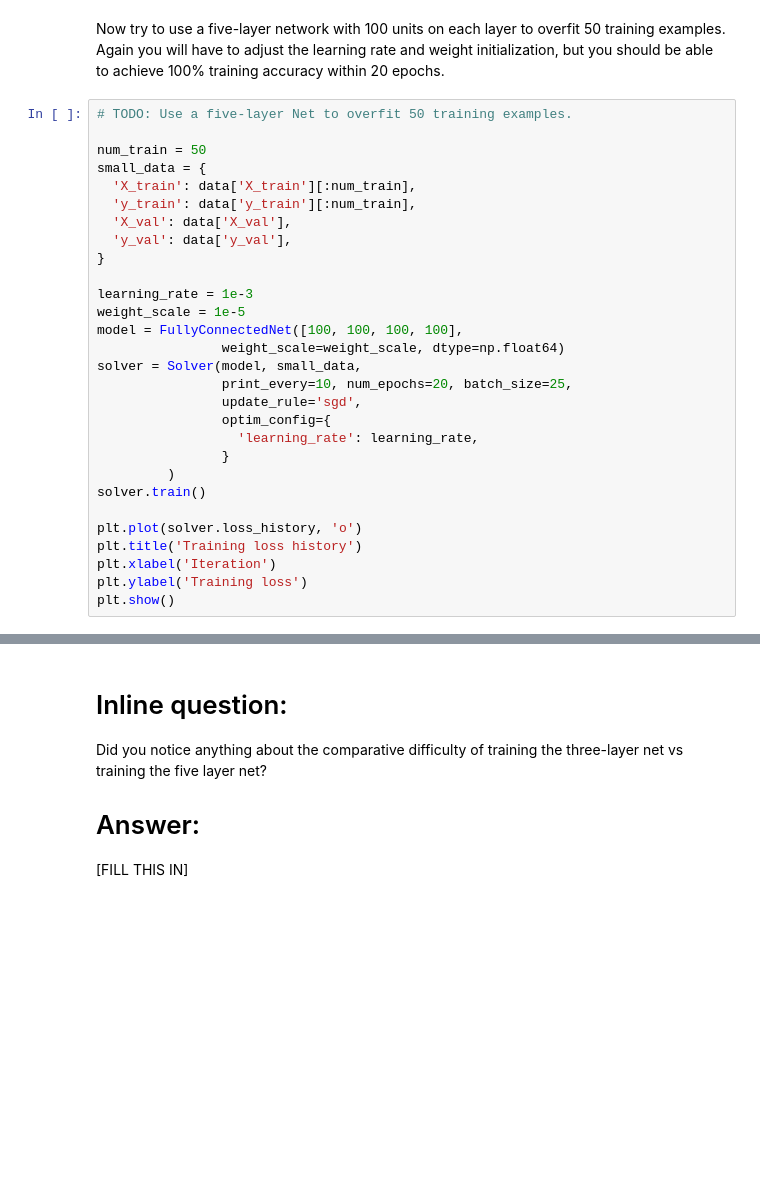
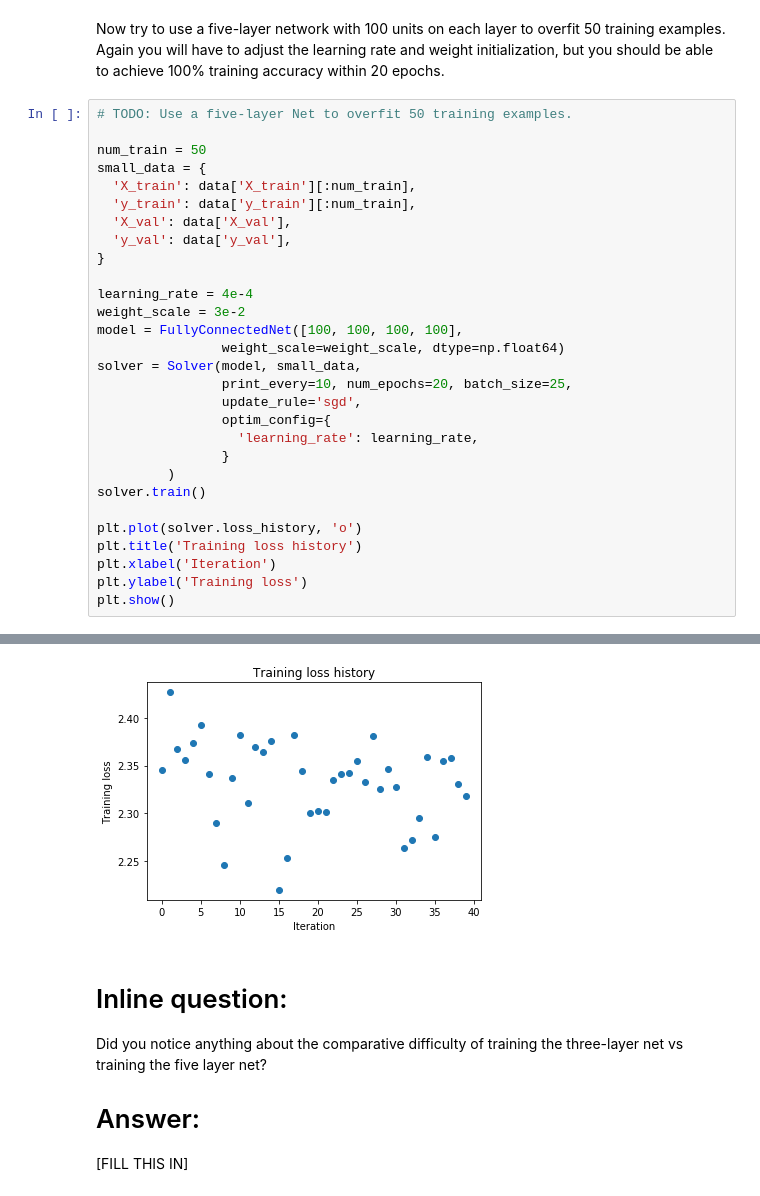
Before and after one commit to Nits2097/cs231n, a Jupyter notebook: assignment2/FullyConnectedNets.ipynb, the cells around one changed output, grey strips where cells are left out. Drawn from its saved outputs; the diff is of its cells as text; blank space fills up the shorter version.

```diff
--- a/assignment2/FullyConnectedNets.ipynb
+++ b/assignment2/FullyConnectedNets.ipynb
@@ -495,8 +484,8 @@ small_data = {
   'y_val': data['y_val'],
 }
 
-learning_rate = 1e-3
-weight_scale = 1e-5
+learning_rate = 4e-4
+weight_scale = 3e-2
 model = FullyConnectedNet([100, 100, 100, 100],
                 weight_scale=weight_scale, dtype=np.float64)
 solver = Solver(model, small_data,
@@ -513,3 +502,4 @@ plt.title('Training loss history')
 plt.xlabel('Iteration')
 plt.ylabel('Training loss')
 plt.show()
+# %% [output]
@@ -516,3 +523,4 @@ plt.show()
+[figure, added]
 # %% [markdown]
 # Inline question:
 Did you notice anything about the comparative difficulty of training the three-layer net vs training the five layer net?
```
Also changed, not shown: parts of 8 cells of this notebook, 1 other file.
